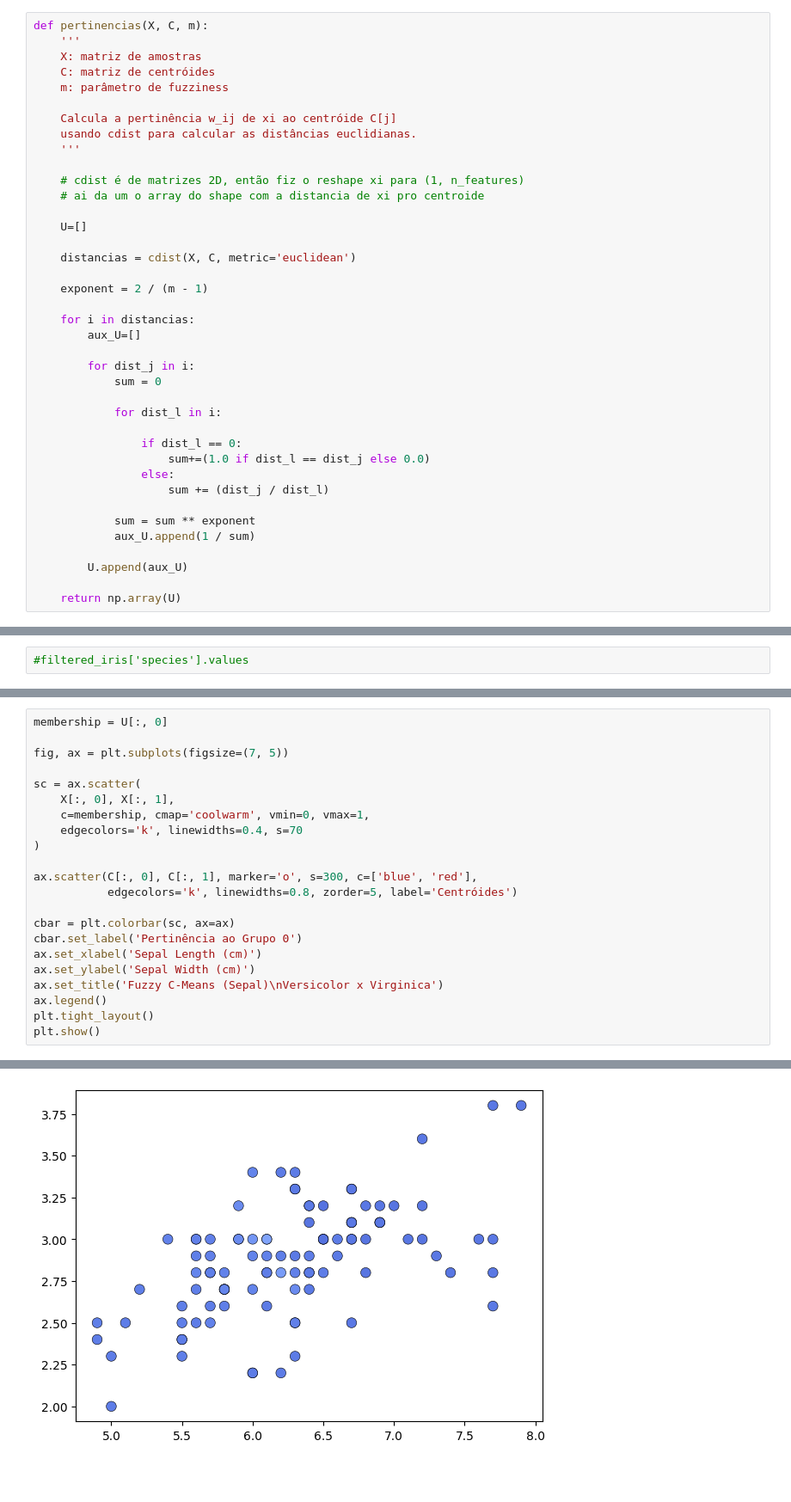
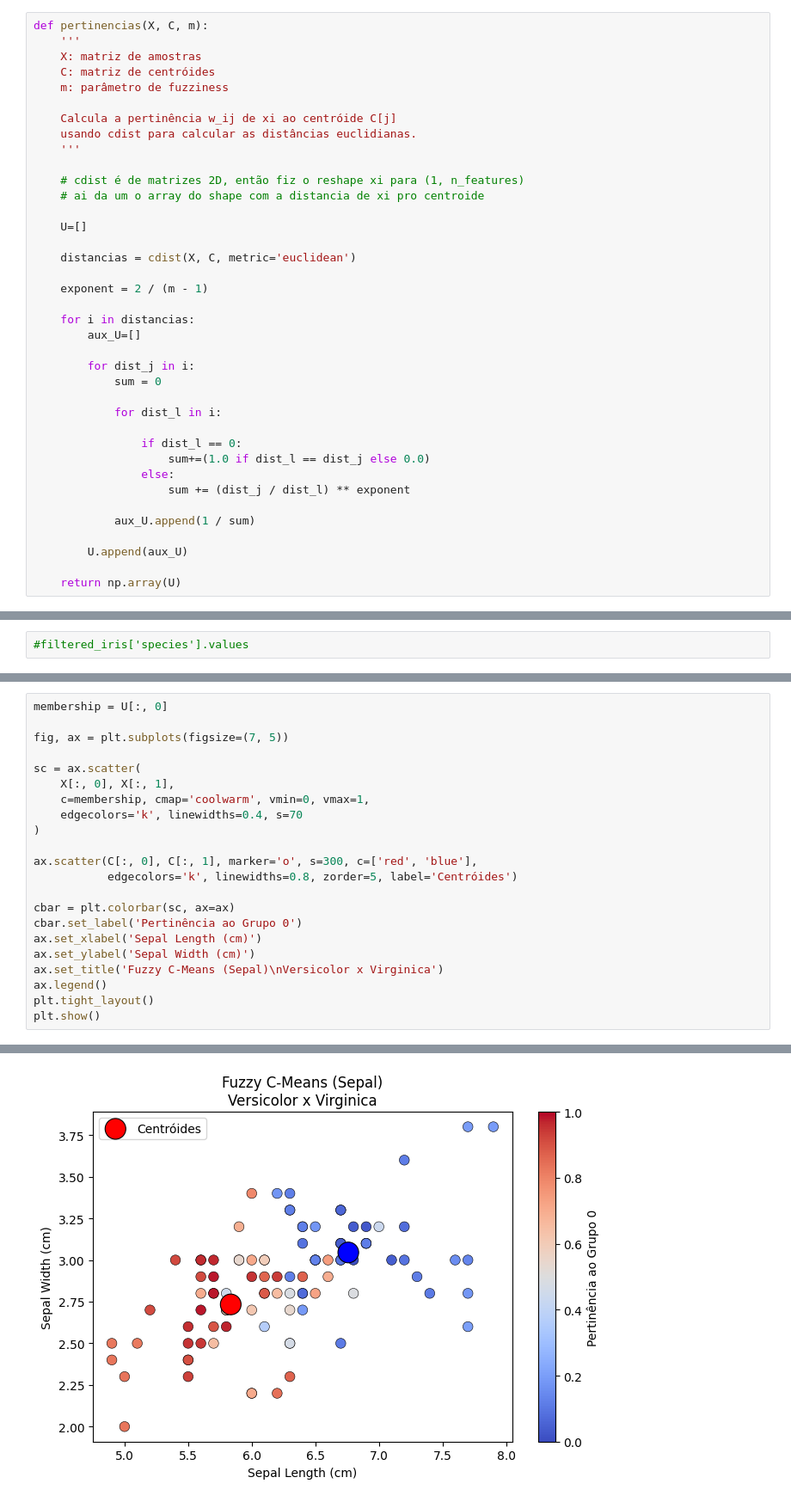
Before and after one commit to giu-garrido/fuzzy-cmeans, a Jupyter notebook: C-means.ipynb, the cells around one changed output, grey strips where cells are left out. Shown at 86% size. Drawn from its saved outputs; the diff is of its cells as text; blank space fills up the shorter version.

```diff
--- a/C-means.ipynb
+++ b/C-means.ipynb
@@ -91,9 +91,8 @@ def pertinencias(X, C, m):
                 if dist_l == 0:
                     sum+=(1.0 if dist_l == dist_j else 0.0)
                 else:
-                    sum += (dist_j / dist_l)
+                    sum += (dist_j / dist_l) ** exponent
 
-            sum = sum ** exponent
             aux_U.append(1 / sum)
 
         U.append(aux_U)
@@ -244,7 +249,7 @@ sc = ax.scatter(
     edgecolors='k', linewidths=0.4, s=70
 )
 
-ax.scatter(C[:, 0], C[:, 1], marker='o', s=300, c=['blue', 'red'],
+ax.scatter(C[:, 0], C[:, 1], marker='o', s=300, c=['red', 'blue'],
            edgecolors='k', linewidths=0.8, zorder=5, label='Centróides')
 
 cbar = plt.colorbar(sc, ax=ax)
@@ -260,4 +264,4 @@ ValueError: 'c' argument has 2 elements, which is inconsistent with 'x' and 'y'
-[figure, old version]
+[figure, new version]
 # %%
 fig, ax = plt.subplots(figsize=(7, 5))
 
```
Also changed, not shown: parts of 6 cells of this notebook.
